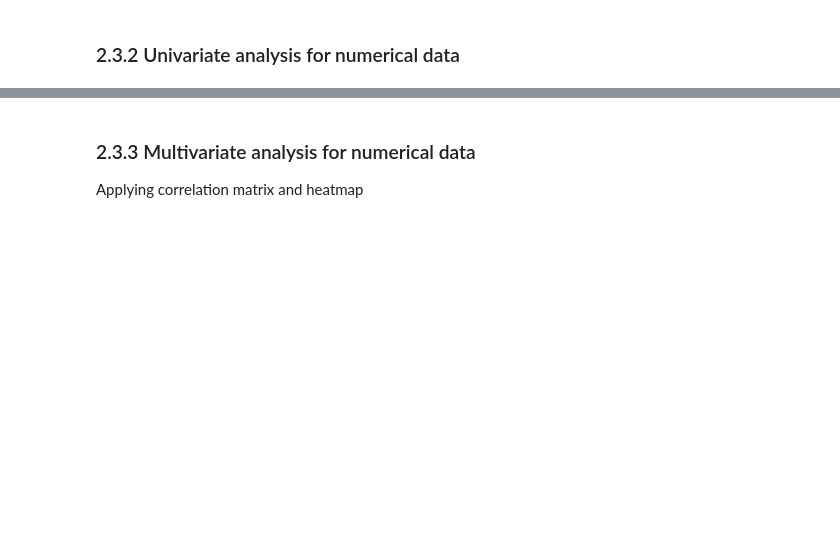
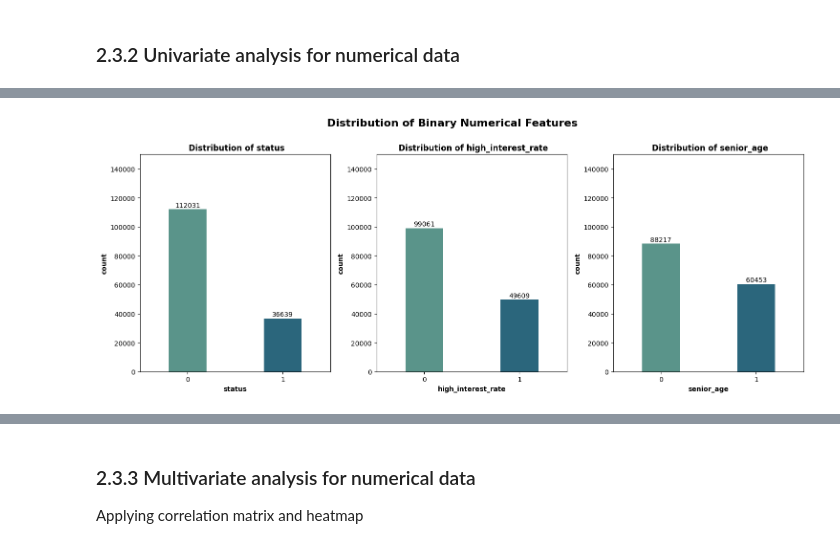
Before and after one commit to mustDestroy/LoanApproval, a Jupyter notebook: CreditRiskAnalysis.ipynb, the cells around one changed output, grey strips where cells are left out. Drawn from its saved outputs; the diff is of its cells as text; code cells hidden in the pictures; blank space fills up the shorter version.

Commit message:
- Added plot for granularity of numeric features - Added plot for distribution of binary numerical features

```diff
--- a/CreditRiskAnalysis.ipynb
+++ b/CreditRiskAnalysis.ipynb
@@ -380,44 +390,48 @@ plt.close(fig)
 # %% [markdown]
 ![](figures/eda/distribution_of_numerical_features_in_loan_dataset.svg)
 # %%
-# check the distribution of the next features in the dataset
-# a limited numerical feature's variability is not greater than 2
+# the features 'status', 'high_interest_rate', 'senior_age' are binary features, cardinality is 2 here
+# thus we need two check the distribution of the binary features
+# plot the distribution of these features
+
 dist_feature_names = ["status", "high_interest_rate", "senior_age"]
-df_dist = df_loan_numeric[dist_feature_names]
+df_binary_feature_dist = df_loan_numeric[dist_feature_names]
 
 
-rows, cols = calc_subplot_grid(df_dist, 3)
+rows, cols = calc_subplot_grid(df_binary_feature_dist, 3)
 fig, axes = plt.subplots(rows, cols, figsize=(rows * 15, cols * 2))
 axes = axes.flatten()
 
-for i, col in enumerate(df_dist.columns):
+for i, col in enumerate(df_binary_feature_dist.columns):
     sns.countplot(
-        df_dist,
+        df_binary_feature_dist,
         x=col,
         palette="crest",
         hue=col,
         dodge=False,
         legend=False,
         ax=axes[i],
         width=0.4,
     )
     sns.set_palette("crest")
     axes[i].set_title(f" Distribution of {col}", fontweight="bold", fontsize=12)
     axes[i].margins(y=0.1)
     axes[i].set_xlabel(col, fontweight="bold")
     axes[i].set_ylabel("count", fontweight="bold")
     containers = axes[i].containers
     ax = axes[i]
     for container in containers:
         ax.bar_label(container, padding=1.0, fontsize=10)
+        ax.set_ylim(0, 150000)
 
 plt.suptitle(
-    "Variability & Frequency of Limited Numerical Features",
+    "Distribution of Binary Numerical Features",
     fontweight="bold",
     fontsize=16,
 )
 plt.tight_layout(rect=[0, 0, 1, 0.975])
-plt.subplots_adjust(hspace=0.35)
 fig_name = fig._suptitle.get_text()
 save_fig(fig, fig_dir, fig_name, "svg", dpi=300)
-plt.close(fig)
+#plt.close(fig)
+# %% [output]
+[figure, added]
```
Also changed, not shown: parts of 8 cells of this notebook, 15 other files.
